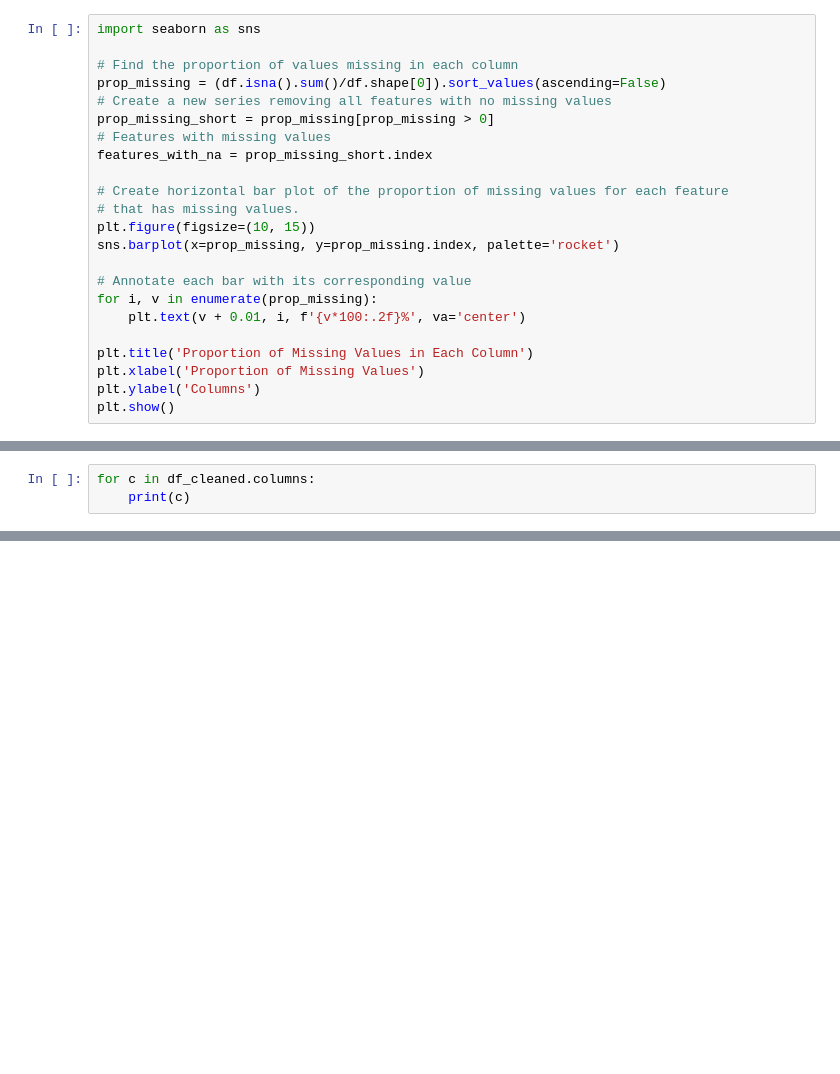
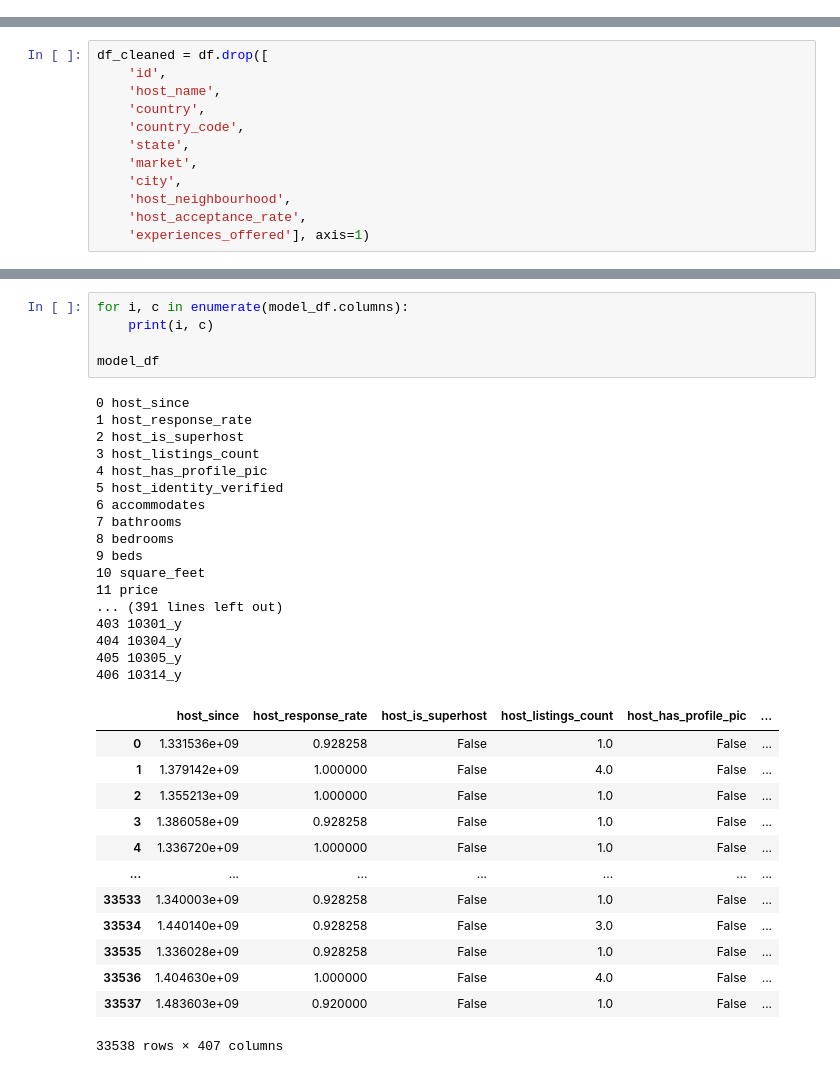
Before and after one commit to MatteoPerona/airbnb-predictions, a Jupyter notebook: predictions.ipynb, the cells around one changed output, grey strips where cells are left out. Cells and saved outputs as stored; diff of their text form; blank space fills up the shorter version.

```diff
--- a/predictions.ipynb
+++ b/predictions.ipynb
@@ -458,23 +0,0 @@ pd.get_dummies(df, columns=one_hot_features)
-# %%
-import seaborn as sns
-
-# Find the proportion of values missing in each column
-prop_missing = (df.isna().sum()/df.shape[0]).sort_values(ascending=False)
-# Create a new series removing all features with no missing values
-prop_missing_short = prop_missing[prop_missing > 0]
-# Features with missing values
-features_with_na = prop_missing_short.index
-
-# Create horizontal bar plot of the proportion of missing values for each feature
-# that has missing values.
-plt.figure(figsize=(10, 15))
-sns.barplot(x=prop_missing, y=prop_missing.index, palette='rocket')
-
-# Annotate each bar with its corresponding value
-for i, v in enumerate(prop_missing):
-    plt.text(v + 0.01, i, f'{v*100:.2f}%', va='center')
-
-plt.title('Proportion of Missing Values in Each Column')
-plt.xlabel('Proportion of Missing Values')
-plt.ylabel('Columns')
-plt.show()
@@ -700,3 +0,0 @@ only_numeric = df[numeric_features]
-# %%
-for c in df_cleaned.columns:
-    print(c)
@@ -720,0 +15,12 @@ reviews_per_month
+# %%
+df_cleaned = df.drop([
+    'id',
+    'host_name',
+    'country',
+    'country_code',
+    'state',
+    'market',
+    'city',
+    'host_neighbourhood',
+    'host_acceptance_rate',
+    'experiences_offered'], axis=1)
@@ -720,0 +260,36 @@ reviews_per_month
+# %%
+for i, c in enumerate(model_df.columns):
+    print(i, c)
+
+model_df
+# %% [output]
+0 host_since
+1 host_response_rate
+2 host_is_superhost
+3 host_listings_count
+4 host_has_profile_pic
+5 host_identity_verified
+6 accommodates
+7 bathrooms
+8 bedrooms
+9 beds
+10 square_feet
+11 price
+... (391 lines left out)
+403 10301_y
+404 10304_y
+405 10305_y
+406 10314_y
+|  | host_since | host_response_rate | host_is_superhost | host_listings_count | host_has_profile_pic | ... |
+| 0 | 1.331536e+09 | 0.928258 | False | 1.0 | False | ... |
+| 1 | 1.379142e+09 | 1.000000 | False | 4.0 | False | ... |
+| 2 | 1.355213e+09 | 1.000000 | False | 1.0 | False | ... |
+| 3 | 1.386058e+09 | 0.928258 | False | 1.0 | False | ... |
+| 4 | 1.336720e+09 | 1.000000 | False | 1.0 | False | ... |
+| ... | ... | ... | ... | ... | ... | ... |
+| 33533 | 1.340003e+09 | 0.928258 | False | 1.0 | False | ... |
+| 33534 | 1.440140e+09 | 0.928258 | False | 3.0 | False | ... |
+| 33535 | 1.336028e+09 | 0.928258 | False | 1.0 | False | ... |
+| 33536 | 1.404630e+09 | 1.000000 | False | 4.0 | False | ... |
+| 33537 | 1.483603e+09 | 0.920000 | False | 1.0 | False | ... |
+33538 rows × 407 columns
```
Also changed, not shown: parts of 110 cells of this notebook, 2 other files.
